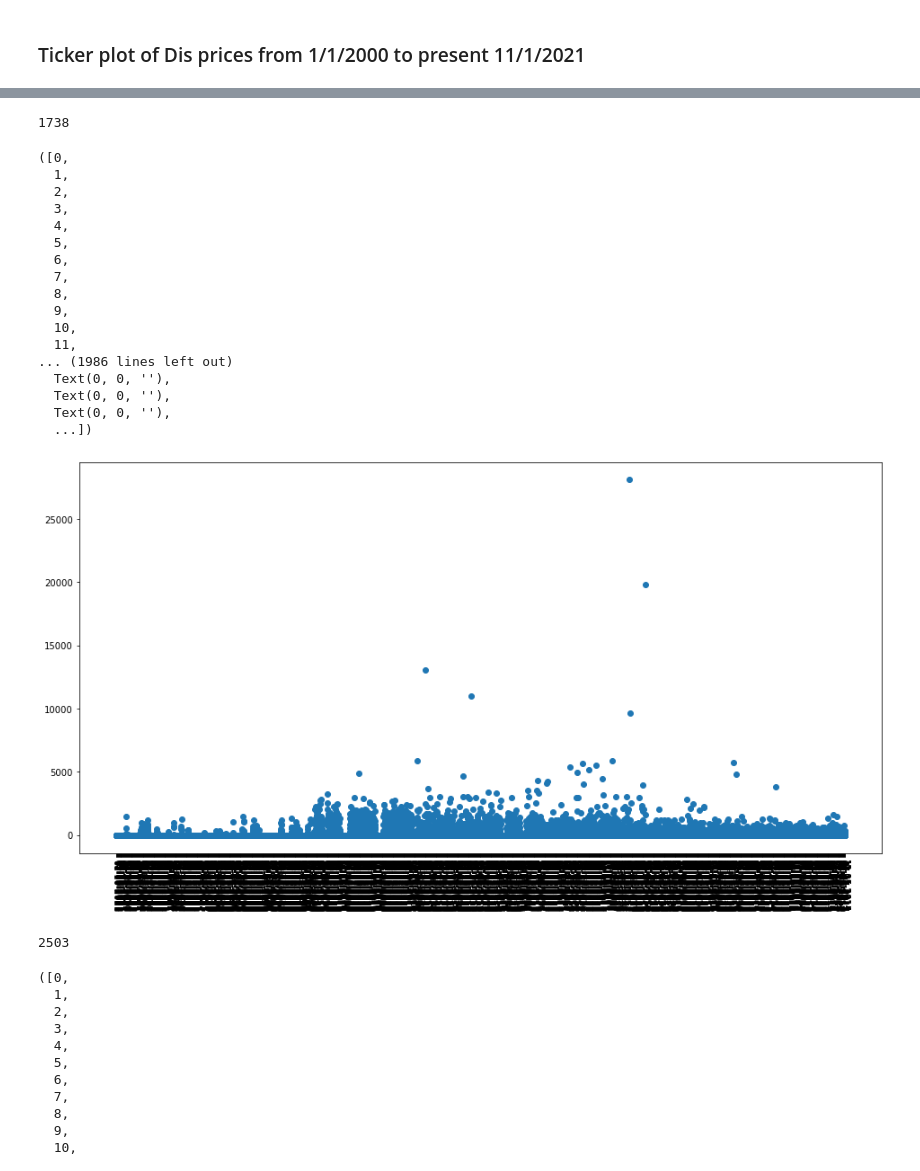
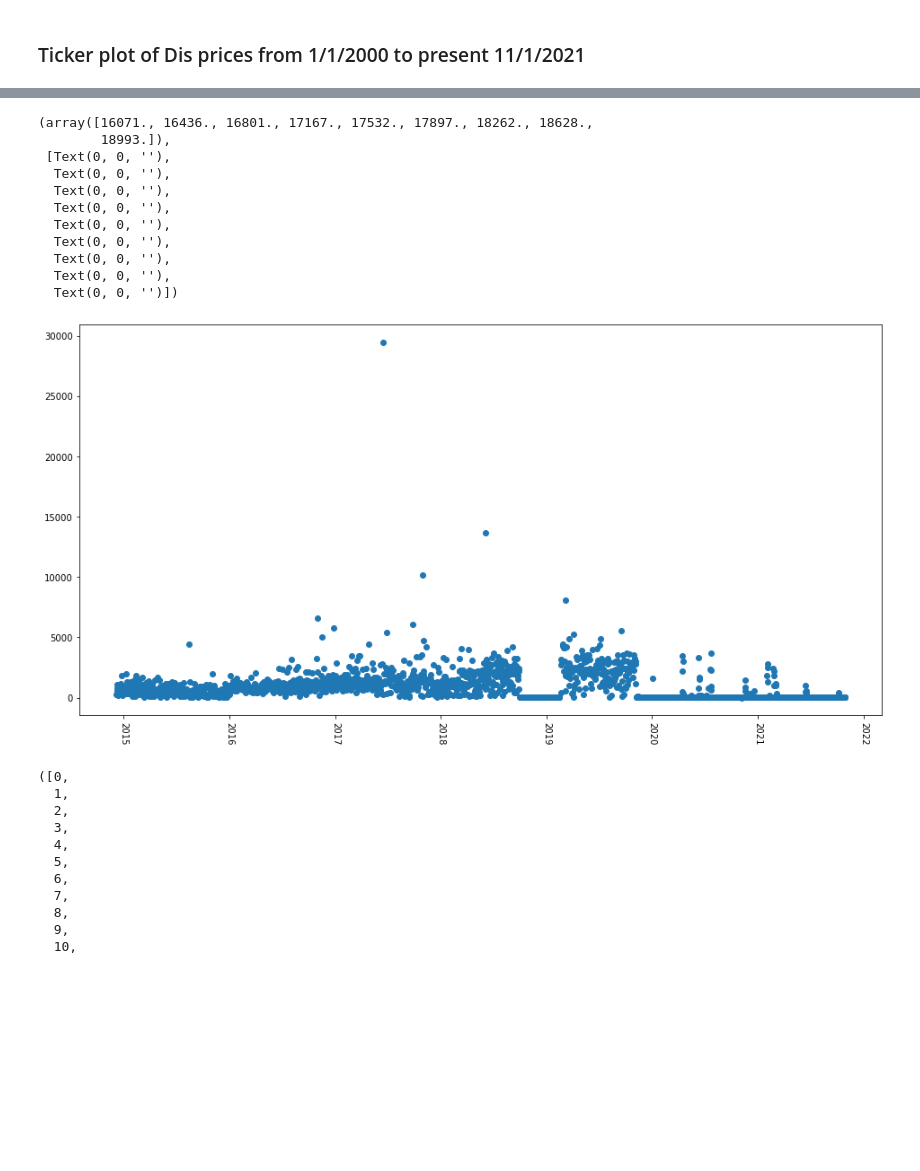
Before and after one commit to keekss/disney-reddit, a Jupyter notebook: PMAW Scratch.ipynb, the cells around one changed output, grey strips where cells are left out. Saved outputs shown, nothing was run; the diff lists cells and outputs as text; code cells hidden in the pictures; blank space fills up the shorter version.

```diff
--- a/PMAW Scratch.ipynb
+++ b/PMAW Scratch.ipynb
@@ -434,7 +416,9 @@ weekend_dict
 weekday_df = pd.DataFrame(np.arange(len(weekend_dict)))
 weekday_df['parsed_dates'] = weekend_dict.keys()
 weekday_df['score'] = weekend_dict.values()
-weekday_df = weekday_df.drop(columns=0)
+weekday_df.drop(columns=0, inplace=True)
+# %%
+weekday_df.drop(weekday_df['score'].idxmax(), inplace=True)
 # %%
 weekday_df
 # %% [output]
@@ -483,19 +466,0 @@ k: 1665
-# %%
-listy = list(yfinance['parsed_dates'])
-listy_2 = list(weekday_df['parsed_dates'])
-
-i = 0
-k = 0
-
-for _ in np.arange(len(weekday_df)):
-    if weekday_df.iloc[_]['parsed_dates'] not in listy:
-        weekday_df.drop(weekday_df.iloc[_], inplace=True)
-        i += 1
-
-for _ in np.arange(len(yfinance)):
-    if yfinance.iloc[_]['parsed_dates'] not in listy_2:
-        yfinance.drop(yfinance.iloc[_], inplace=True)
-        k += 1
-
-print(f"i: {i}")
-print(f"k: {k}")
@@ -528,35 +524,19 @@ plt.scatter(yfinance['Date'], yfinance['Close'])
-# %%
-len(yfinance['Date'])
-# %% [output]
-1738
 # %%
 plt.figure(figsize=(16,8))
 
-plt.scatter(dis_submissions['creation_date'], dis_submissions['score'])
+plt.scatter(weekday_df['parsed_dates'], weekday_df['score'])
 plt.xticks(rotation=270)
 # %% [output]
-([0,
-  1,
-  2,
-  3,
-  4,
-  5,
-  6,
-  7,
-  8,
-  9,
-  10,
-  11,
-... (1986 lines left out)
+(array([16071., 16436., 16801., 17167., 17532., 17897., 18262., 18628.,
+        18993.]),
+ [Text(0, 0, ''),
   Text(0, 0, ''),
   Text(0, 0, ''),
   Text(0, 0, ''),
-  ...])
+  Text(0, 0, ''),
+  Text(0, 0, ''),
+  Text(0, 0, ''),
+  Text(0, 0, ''),
+  Text(0, 0, '')])
-[figure, old version]
+[figure, new version]
-# %%
-score_dict = {}
-
-len(dis_submissions['creation_date'].unique())
-# %% [output]
-2503
 # %%
```
Also changed, not shown: parts of 20 cells of this notebook.
